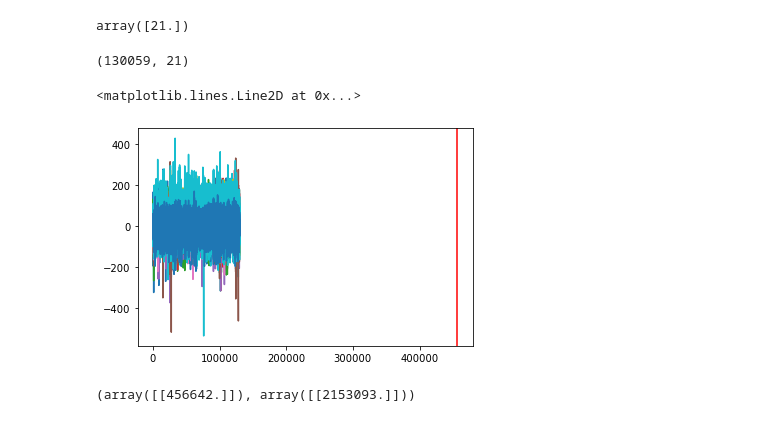
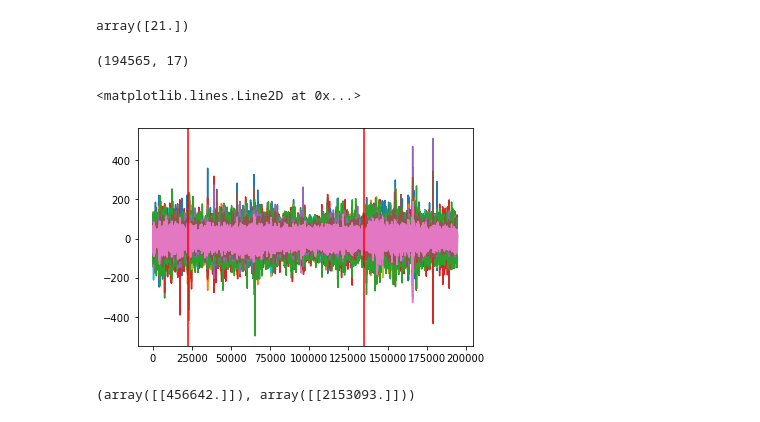
Before and after one commit to jacobyeung/mood_stimulation, a Jupyter notebook: notebooks/explore_EC105_1mA_MedOFC_FreqBands.ipynb, the cells around one changed output. Drawn from its saved outputs; the diff is of its cells as text; code cells hidden in the pictures.

```diff
--- a/notebooks/explore_EC105_1mA_MedOFC_FreqBands.ipynb
+++ b/notebooks/explore_EC105_1mA_MedOFC_FreqBands.ipynb
@@ -7,3 +5,6 @@ dat = h5py.File('../OFC_data/EC105_preprocessedDuringContinuous_1mA_MedOFC_FreqB
+# %%
+fn = '../OFC_data/EC99_preprocessedDuringContinuous_6mA_Right_FreqBands.mat'
+dat = h5py.File(fn, 'r')
 # %%
 # # Print keys of groups
 # print("Keys of groups:")
@@ -85,14 +135,15 @@ array([21.])
 data = np.array(dat['preprocessedStimData'])
 data.shape
 # %% [output]
-(130059, 21)
+(194565, 17)
 # %%
 for i in range(data.shape[-1]):
     plt.plot(data[:, i])
-plt.axvline(dat['plotStimStart'][:][0][0], color='red')
+plt.axvline(dat['plotStimStart'][:][0][0] * 512 / 16384, color='red')
+plt.axvline(dat['plotStimEnd'][:][0][0] * 512 / 16384, color='red')
 # %% [output]
 <matplotlib.lines.Line2D at 0x...>
-[figure, old version]
+[figure, new version]
 # %%
 dat['plotStimStart'][:], dat['plotStimEnd'][:]
 # %% [output]
```
Also changed, not shown: parts of 8 cells of this notebook.
